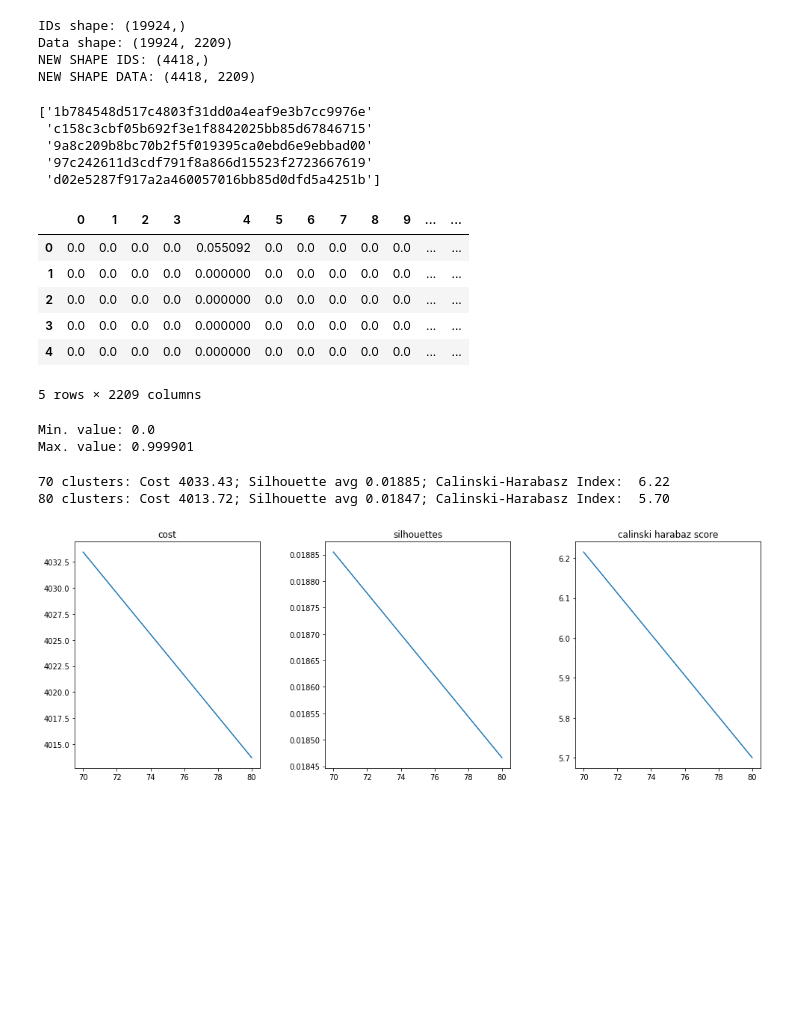
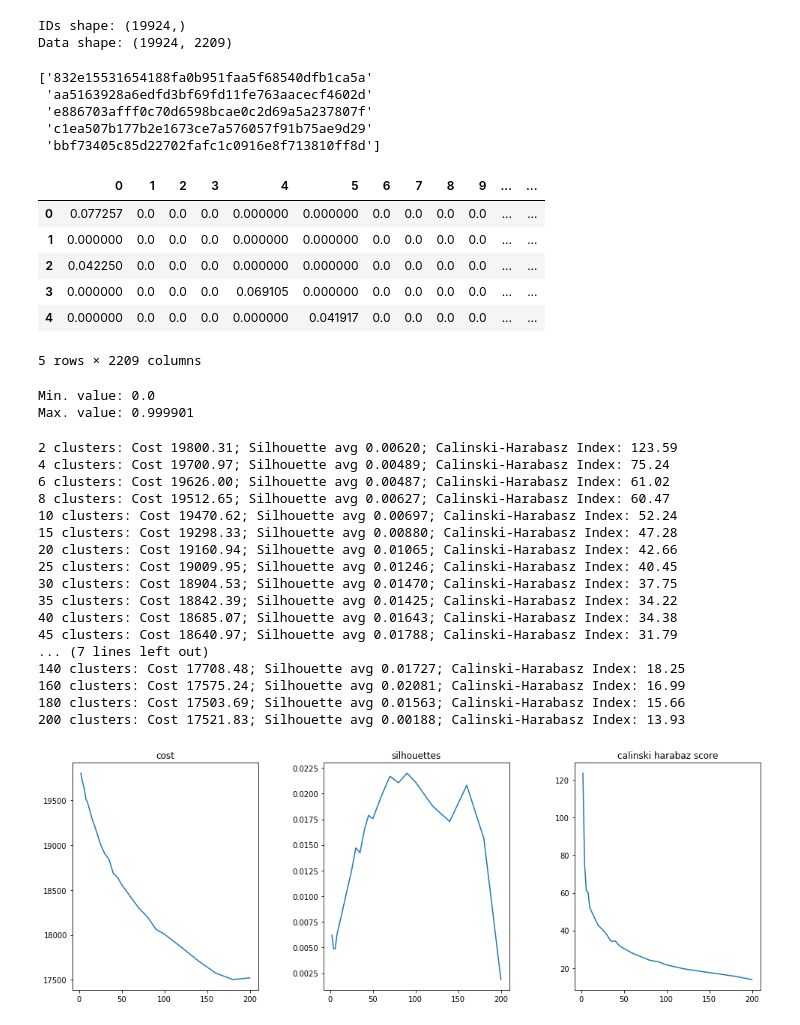
Before and after one commit to rossanez/MO444-2s2017, a Jupyter notebook: Trab03/MO444_2017_Trab03_Grupo05.ipynb, the cells around one changed output. Drawn from its saved outputs; the diff is of its cells as text; code cells hidden in the pictures; blank space fills up the shorter version.

Commit message:
Adding data back.

```diff
--- a/Trab03/MO444_2017_Trab03_Grupo05.ipynb
+++ b/Trab03/MO444_2017_Trab03_Grupo05.ipynb
@@ -51,39 +50,29 @@ print('IDs shape: {}'.format(ids.shape))
 
 data = loadFeatures()
 print('Data shape: {}'.format(data.shape))
-
-#TEMP ... REMOVE
-sel_rows = np.random.choice(data.shape[0], 2*data.shape[1], replace=False)
-ids = ids[sel_rows]
-data = data[sel_rows,:]
-print('NEW SHAPE IDS: {}'.format(ids.shape))
-print('NEW SHAPE DATA: {}'.format(data.shape))
-#TEMP /REMOVE
 # %% [output]
 IDs shape: (19924,)
 Data shape: (19924, 2209)
-NEW SHAPE IDS: (4418,)
-NEW SHAPE DATA: (4418, 2209)
 # %%
 # Let's look at the 5 first instances of the IDs
 print(ids[0:5])
 # %% [output]
-['1b784548d517c4803f31dd0a4eaf9e3b7cc9976e'
- 'c158c3cbf05b692f3e1f8842025bb85d67846715'
- '9a8c209b8bc70b2f5f019395ca0ebd6e9ebbad00'
- '97c242611d3cdf791f8a866d15523f2723667619'
- 'd02e5287f917a2a460057016bb85d0dfd5a4251b']
+['832e15531654188fa0b951faa5f68540dfb1ca5a'
+ 'aa5163928a6edfd3bf69fd11fe763aacecf4602d'
+ 'e886703afff0c70d6598bcae0c2d69a5a237807f'
+ 'c1ea507b177b2e1673ce7a576057f91b75ae9d29'
+ 'bbf73405c85d22702fafc1c0916e8f713810ff8d']
 # %%
 # Now, let's have a look at the 5 first instances of the data (bag-of-words feature vectors)
 data_frame = pd.DataFrame(data)
 data_frame.head(5)
 # %% [output]
 |  | 0 | 1 | 2 | 3 | 4 | 5 | 6 | 7 | 8 | 9 | ... | ... |
-| 0 | 0.0 | 0.0 | 0.0 | 0.0 | 0.055092 | 0.0 | 0.0 | 0.0 | 0.0 | 0.0 | ... | ... |
-| 1 | 0.0 | 0.0 | 0.0 | 0.0 | 0.000000 | 0.0 | 0.0 | 0.0 | 0.0 | 0.0 | ... | ... |
-| 2 | 0.0 | 0.0 | 0.0 | 0.0 | 0.000000 | 0.0 | 0.0 | 0.0 | 0.0 | 0.0 | ... | ... |
-| 3 | 0.0 | 0.0 | 0.0 | 0.0 | 0.000000 | 0.0 | 0.0 | 0.0 | 0.0 | 0.0 | ... | ... |
-| 4 | 0.0 | 0.0 | 0.0 | 0.0 | 0.000000 | 0.0 | 0.0 | 0.0 | 0.0 | 0.0 | ... | ... |
+| 0 | 0.077257 | 0.0 | 0.0 | 0.0 | 0.000000 | 0.000000 | 0.0 | 0.0 | 0.0 | 0.0 | ... | ... |
+| 1 | 0.000000 | 0.0 | 0.0 | 0.0 | 0.000000 | 0.000000 | 0.0 | 0.0 | 0.0 | 0.0 | ... | ... |
+| 2 | 0.042250 | 0.0 | 0.0 | 0.0 | 0.000000 | 0.000000 | 0.0 | 0.0 | 0.0 | 0.0 | ... | ... |
+| 3 | 0.000000 | 0.0 | 0.0 | 0.0 | 0.069105 | 0.000000 | 0.0 | 0.0 | 0.0 | 0.0 | ... | ... |
+| 4 | 0.000000 | 0.0 | 0.0 | 0.0 | 0.000000 | 0.041917 | 0.0 | 0.0 | 0.0 | 0.0 | ... | ... |
 5 rows × 2209 columns
 # %%
 # Checking the value ranges
@@ -101,8 +90,7 @@ data = normalizer.transform(data)
 Min. value: 0.0
 Max. value: 0.999901
 # %%
-%matplotlib inline
-
+# Defining some auxiliary methods for running K Means
 def printGraphsForMultipleCentroids(num_centroids, costs, sil_avgs, ch_scores):
     f, (ax1, ax2, ax3) = plt.subplots(1, 3, sharex='col')
 
@@ -119,10 +107,16 @@ def printGraphsForMultipleCentroids(num_centroids, costs, sil_avgs, ch_scores):
     f.set_size_inches(15, 5)
     f.show()
 
+def computeKMeansMetrics(model, data):
+    labels = model.fit_predict(data)
+    cost = model.inertia_
+    sil_avg = silhouette_score(data, labels)
+    ch_score = calinski_harabaz_score(data, labels)
+    return labels, cost, sil_avg, ch_score
+
 def runKmeansForMultipleCentroids(data):
     models, labels, costs, sil_avgs, ch_scores = [], [], [], [], []
     num_centroids = [2, 4, 6, 8, 10, 15, 20, 25, 30, 35, 40, 45, 50, 60, 70, 80, 90, 100, 120, 140, 160, 180, 200]
-    num_centroids = [70, 80] #TEMP ..
     for i in num_centroids:
         model = MiniBatchKMeans(n_clusters=i, init='k-means++', batch_size=1000, random_state=1)
         myLabels, cost, sil_avg, ch_score = computeKMeansMetrics(model, data)
@@ -133,12 +127,27 @@ def runKmeansForMultipleCentroids(data):
         ch_scores.append(ch_score)
         print('%d clusters: Cost %5.2f; Silhouette avg %5.5f; Calinski-Harabasz Index: %5.2f' % (i, cost, sil_avg, ch_score))
     printGraphsForMultipleCentroids(num_centroids, costs, sil_avgs, ch_scores)
-    return models, labels
+    return models, labels, costs, sil_avgs, ch_scores
 # %%
 # Attempting Mini-Batch K means with some different number of centroids.
-models, labels = runKmeansForMultipleCentroids(data)
+models, labels, costs, sil_avgs, ch_scores = runKmeansForMultipleCentroids(data)
 # %% [output]
-70 clusters: Cost 4033.43; Silhouette avg 0.01885; Calinski-Harabasz Index:  6.22
-80 clusters: Cost 4013.72; Silhouette avg 0.01847; Calinski-Harabasz Index:  5.70
+2 clusters: Cost 19800.31; Silhouette avg 0.00620; Calinski-Harabasz Index: 123.59
+4 clusters: Cost 19700.97; Silhouette avg 0.00489; Calinski-Harabasz Index: 75.24
+6 clusters: Cost 19626.00; Silhouette avg 0.00487; Calinski-Harabasz Index: 61.02
+8 clusters: Cost 19512.65; Silhouette avg 0.00627; Calinski-Harabasz Index: 60.47
+10 clusters: Cost 19470.62; Silhouette avg 0.00697; Calinski-Harabasz Index: 52.24
+15 clusters: Cost 19298.33; Silhouette avg 0.00880; Calinski-Harabasz Index: 47.28
+20 clusters: Cost 19160.94; Silhouette avg 0.01065; Calinski-Harabasz Index: 42.66
+25 clusters: Cost 19009.95; Silhouette avg 0.01246; Calinski-Harabasz Index: 40.45
+30 clusters: Cost 18904.53; Silhouette avg 0.01470; Calinski-Harabasz Index: 37.75
+35 clusters: Cost 18842.39; Silhouette avg 0.01425; Calinski-Harabasz Index: 34.22
+40 clusters: Cost 18685.07; Silhouette avg 0.01643; Calinski-Harabasz Index: 34.38
+45 clusters: Cost 18640.97; Silhouette avg 0.01788; Calinski-Harabasz Index: 31.79
+... (7 lines left out)
+140 clusters: Cost 17708.48; Silhouette avg 0.01727; Calinski-Harabasz Index: 18.25
+160 clusters: Cost 17575.24; Silhouette avg 0.02081; Calinski-Harabasz Index: 16.99
+180 clusters: Cost 17503.69; Silhouette avg 0.01563; Calinski-Harabasz Index: 15.66
+200 clusters: Cost 17521.83; Silhouette avg 0.00188; Calinski-Harabasz Index: 13.93
-[figure, old version]
+[figure, new version]
 # %%
```
Also changed, not shown: parts of 7 cells of this notebook.
